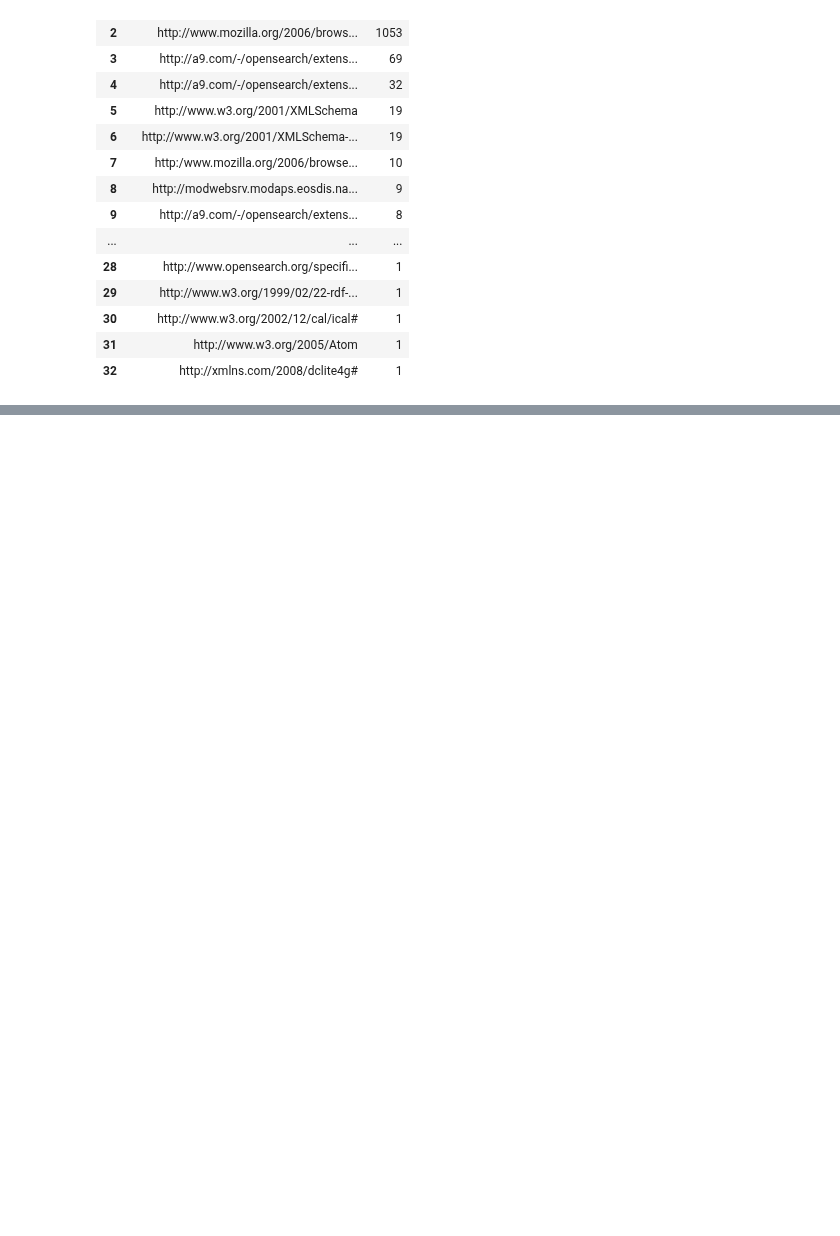
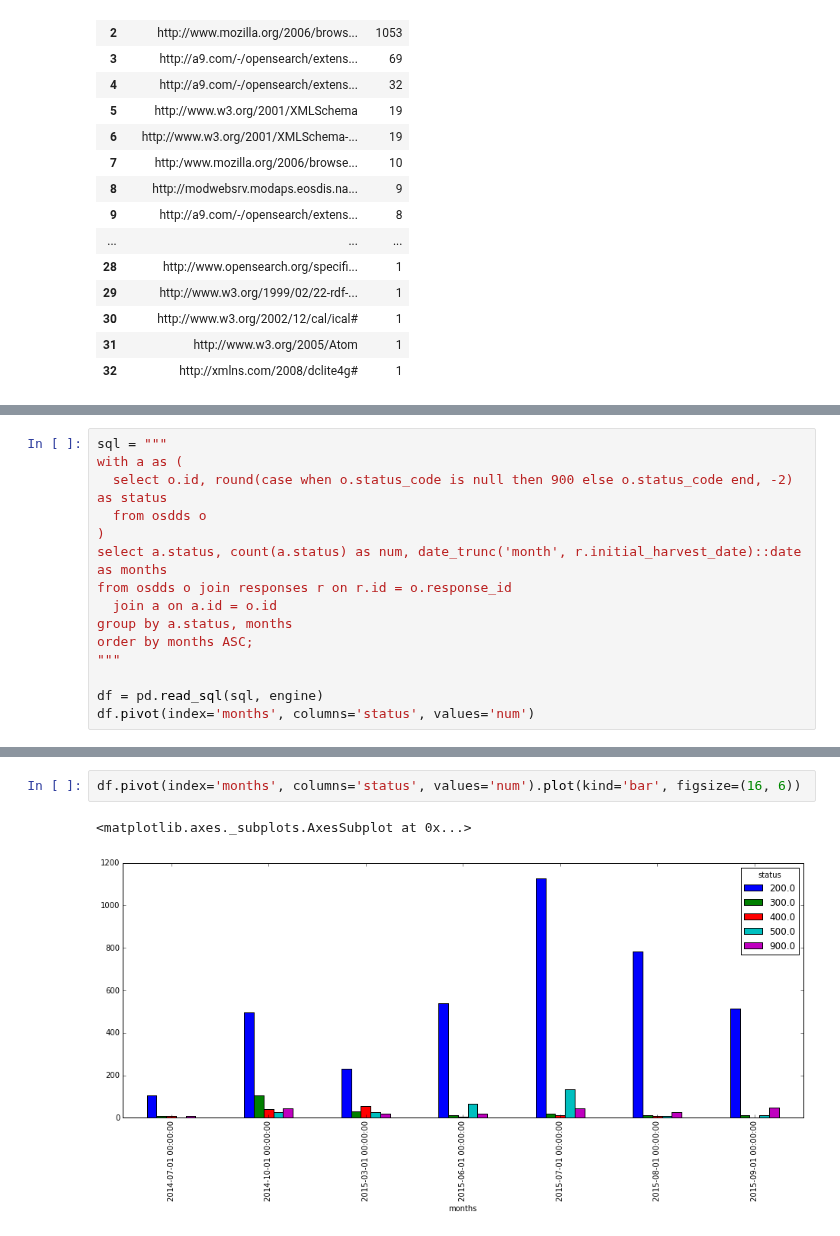
Before and after one commit to b-cube/Response-Identification-Info, a Jupyter notebook: notebooks/Analysis - OpenSearch.ipynb, the cells around one changed output, grey strips where cells are left out. Drawn from its saved outputs; the diff is of its cells as text; blank space fills up the shorter version.

```diff
--- a/notebooks/Analysis - OpenSearch.ipynb
+++ b/notebooks/Analysis - OpenSearch.ipynb
@@ -53,0 +312,15 @@ df
+# %%
+sql = """
+with a as (
+  select o.id, round(case when o.status_code is null then 900 else o.status_code end, -2) as status
+  from osdds o
+)
+select a.status, count(a.status) as num, date_trunc('month', r.initial_harvest_date)::date as months
+from osdds o join responses r on r.id = o.response_id
+  join a on a.id = o.id
+group by a.status, months
+order by months ASC;
+"""
+
+df = pd.read_sql(sql, engine)
+df.pivot(index='months', columns='status', values='num')
@@ -53,0 +337,5 @@ df
+# %%
+df.pivot(index='months', columns='status', values='num').plot(kind='bar', figsize=(16, 6))
+# %% [output]
+<matplotlib.axes._subplots.AxesSubplot at 0x...>
+[figure, added]
```
Also changed, not shown: parts of 17 cells of this notebook, 7 other files.
